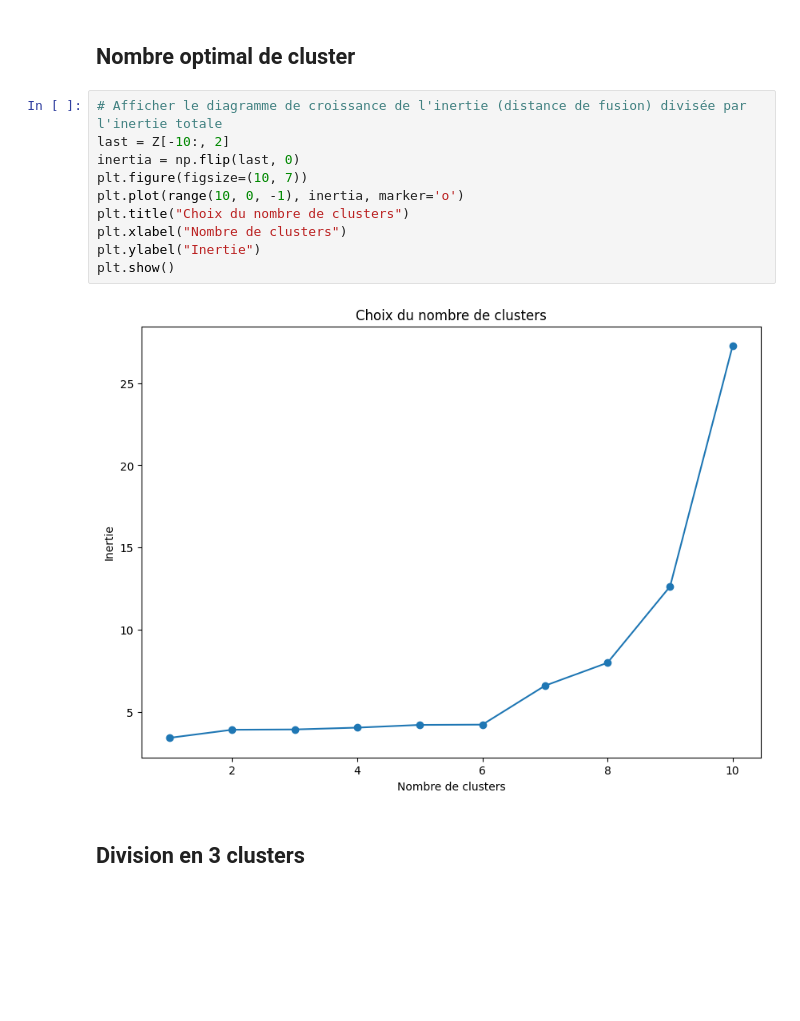
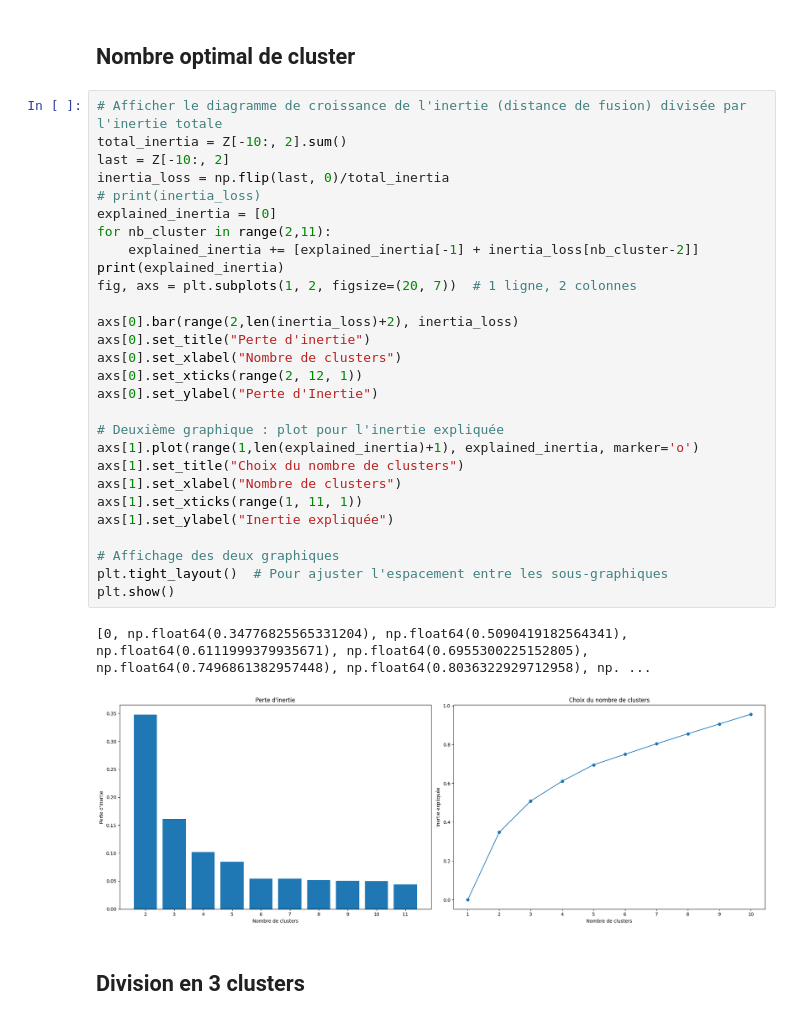
Before and after one commit to jch44/ices551, a Jupyter notebook: cah_iris.ipynb, the cells around one changed output. Cells and saved outputs as stored; diff of their text form; blank space fills up the shorter version.

Commit message:
clusters number

```diff
--- a/cah_iris.ipynb
+++ b/cah_iris.ipynb
@@ -67,18 +67,37 @@ plt.show()
 [figure]
 # %% [markdown]
 ## Nombre optimal de cluster
-# %%
-# Afficher le diagramme de croissance de l'inertie (distance de fusion) divisée par l'inertie totale
-last = Z[-10:, 2]
-inertia = np.flip(last, 0)
-plt.figure(figsize=(10, 7))
-plt.plot(range(10, 0, -1), inertia, marker='o')
-plt.title("Choix du nombre de clusters")
-plt.xlabel("Nombre de clusters")
-plt.ylabel("Inertie")
-plt.show()
-# %% [output]
-[figure, removed]
+# %%
+# Afficher le diagramme de croissance de l'inertie (distance de fusion) divisée par l'inertie totale
+total_inertia = Z[-10:, 2].sum()
+last = Z[-10:, 2]
+inertia_loss = np.flip(last, 0)/total_inertia
+# print(inertia_loss)
+explained_inertia = [0]
+for nb_cluster in range(2,11):
+    explained_inertia += [explained_inertia[-1] + inertia_loss[nb_cluster-2]]
+print(explained_inertia)
+fig, axs = plt.subplots(1, 2, figsize=(20, 7))  # 1 ligne, 2 colonnes
+
+axs[0].bar(range(2,len(inertia_loss)+2), inertia_loss)
+axs[0].set_title("Perte d'inertie")
+axs[0].set_xlabel("Nombre de clusters")
+axs[0].set_xticks(range(2, 12, 1))
+axs[0].set_ylabel("Perte d'Inertie")
+
+# Deuxième graphique : plot pour l'inertie expliquée
+axs[1].plot(range(1,len(explained_inertia)+1), explained_inertia, marker='o')
+axs[1].set_title("Choix du nombre de clusters")
+axs[1].set_xlabel("Nombre de clusters")
+axs[1].set_xticks(range(1, 11, 1))
+axs[1].set_ylabel("Inertie expliquée")
+
+# Affichage des deux graphiques
+plt.tight_layout()  # Pour ajuster l'espacement entre les sous-graphiques
+plt.show()
+# %% [output]
+[0, np.float64(0.34776825565331204), np.float64(0.5090419182564341), np.float64(0.6111999379935671), np.float64(0.6955300225152805), np.float64(0.7496861382957448), np.float64(0.8036322929712958), np. ...
+[figure, added]
 # %% [markdown]
 ## Division en 3 clusters
 # %%
```
Also changed, not shown: parts of 1 cell of this notebook.
